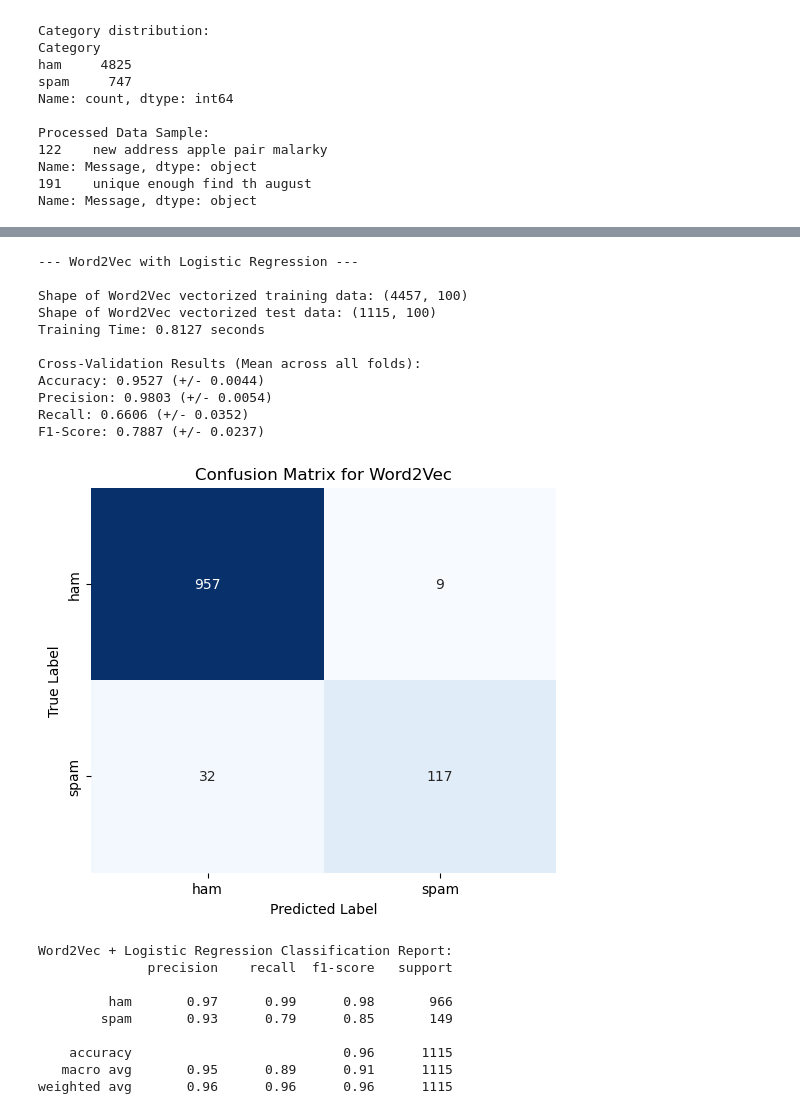
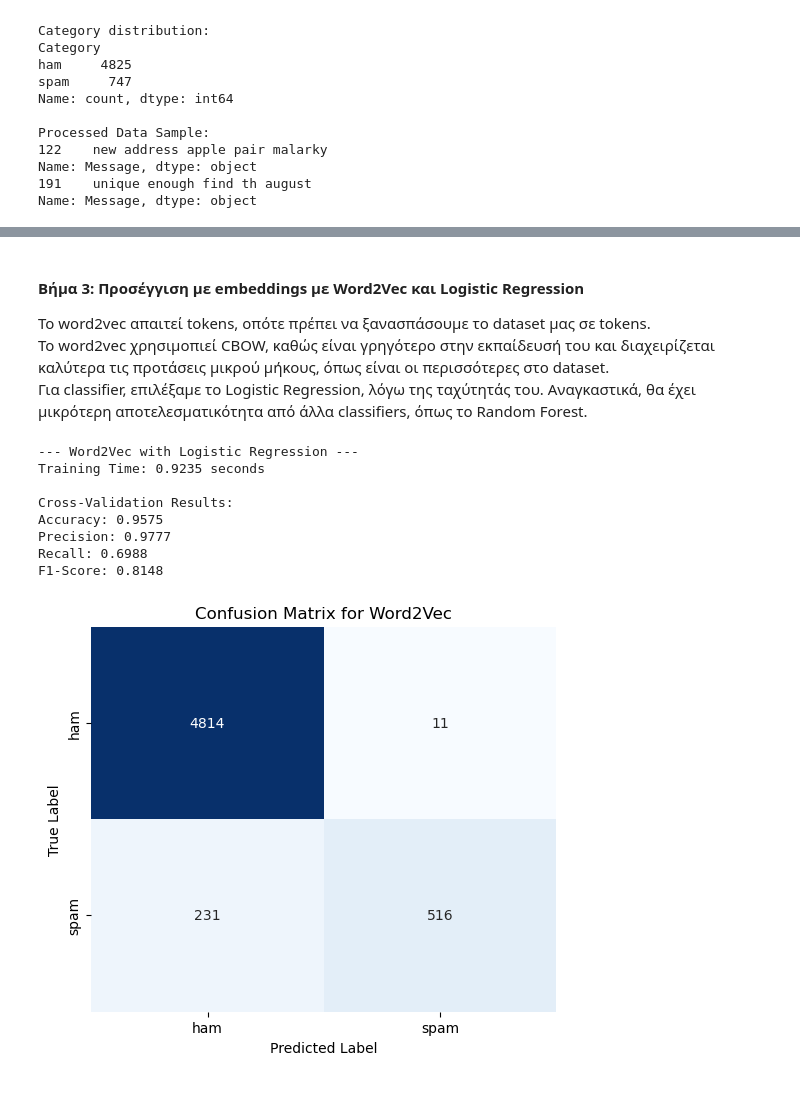
Before and after one commit to nestalert/information_retrieval, a Jupyter notebook: project.ipynb, the cells around one changed output, grey strips where cells are left out. Drawn from its saved outputs; the diff is of its cells as text; code cells hidden in the pictures.

```diff
--- a/project.ipynb
+++ b/project.ipynb
@@ -7,7 +24,7 @@ import nltk
 from nltk.corpus import stopwords
 from nltk.stem import PorterStemmer, WordNetLemmatizer
 from nltk.tokenize import word_tokenize
-from sklearn.model_selection import train_test_split, StratifiedKFold, cross_val_score, cross_validate
+from sklearn.model_selection import train_test_split, StratifiedKFold, cross_val_score, cross_validate, cross_val_predict
 from sklearn.feature_extraction.text import TfidfVectorizer, CountVectorizer
 from sklearn.naive_bayes import MultinomialNB
 from sklearn.metrics import accuracy_score, precision_score, recall_score, f1_score, classification_report, confusion_matrix, ConfusionMatrixDisplay
@@ -69,15 +86,13 @@ print("\nProcessed Data Sample:")
 print(X.iloc[[122]])
 print(X.iloc[[191]])
 
-# Split the data into training and testing sets
-X_train, X_test, y_train, y_test = train_test_split(X, y, test_size=0.2, random_state=42, stratify=y)
-# stratify=y ensures equal proportion of 'ham' and 'spam'.
-# This means that even unbalanced training sets can be used.
-
 # Vectorize the text data
+X_train = X
+y_train = y
 tfidf_vectorizer = TfidfVectorizer()
-X_train_tfidf = tfidf_vectorizer.fit_transform(X_train)
-X_test_tfidf = tfidf_vectorizer.transform(X_test)
+X_train_tfidf = tfidf_vectorizer.fit_transform(X)
+cv = StratifiedKFold(n_splits=5, shuffle=True, random_state=42)
+scoring = ['accuracy', 'precision', 'recall', 'f1']
 # %% [output]
 Raw Data Sample:
     Category                                            Message
@@ -161,9 +165,13 @@ weighted avg       0.96      0.96      0.96      1115
+# %% [markdown]
+#### Βήμα 3: Προσέγγιση με embeddings με Word2Vec και Logistic Regression
+Το word2vec απαιτεί tokens, οπότε πρέπει να ξανασπάσουμε το dataset μας σε tokens.\
+Το word2vec χρησιμοπιεί CBOW, καθώς είναι γρηγότερο στην εκπαίδευσή του και διαχειρίζεται καλύτερα τις προτάσεις μικρού μήκους, όπως είναι οι περισσότερες στο dataset.\
+Για classifier, επιλέξαμε το Logistic Regression, λόγω της ταχύτητάς του. Αναγκαστικά, θα έχει μικρότερη αποτελεσματικότητα από άλλα classifiers, όπως το Random Forest.
 # %%
 print("\n--- Word2Vec with Logistic Regression ---")
 start_time = time.time()
 # Tokenize X_train for Word2Vec training
 X_train_tokens = [word_tokenize(message) for message in X_train]
-X_test_tokens = [word_tokenize(message) for message in X_test]
 
 
 # This word2vec uses CBOW (sg=0).
@@ -184,68 +192,44 @@ def get_document_vector(tokens, model):
         return np.zeros(model.vector_size)
 
 # Create document vectors for training and test sets
 X_train_w2v = np.array([get_document_vector(tokens, word2vec_model) for tokens in X_train_tokens])
-X_test_w2v = np.array([get_document_vector(tokens, word2vec_model) for tokens in X_test_tokens])
-
-print(f"\nShape of Word2Vec vectorized training data: {X_train_w2v.shape}")
-print(f"Shape of Word2Vec vectorized test data: {X_test_w2v.shape}")
 
 # Train a Logistic Regression model
 # LR models are the fastest, but are a bit less accurate and precise from other models, like Random Forest.
 lr_model = LogisticRegression(max_iter=1000, solver='liblinear')
 lr_model.fit(X_train_w2v, y_train)
 
 # Make predictions
-y_pred_lr = lr_model.predict(X_test_w2v)
+y_pred_lr = cross_val_predict(lr_model, X_train_tfidf, y_train, cv=5)
 
 end_time = time.time()
 lr_time = end_time - start_time
 print(f"Training Time: {lr_time:.4f} seconds")
 
-accuracy_lr = accuracy_score(y_test, y_pred_lr)
-precision_lr = precision_score(y_test, y_pred_lr)
-recall_lr = recall_score(y_test, y_pred_lr)
-f1_lr = f1_score(y_test, y_pred_lr)
-
 cv_results_lr = cross_validate(lr_model, X_train_tfidf, y_train, cv=cv, scoring=scoring, n_jobs=-1)
 
-print("\nCross-Validation Results (Mean across all folds):")
-print(f"Accuracy: {np.mean(cv_results_lr['test_accuracy']):.4f} (+/- {np.std(cv_results_lr['test_accuracy']):.4f})")
-print(f"Precision: {np.mean(cv_results_lr['test_precision']):.4f} (+/- {np.std(cv_results_lr['test_precision']):.4f})")
-print(f"Recall: {np.mean(cv_results_lr['test_recall']):.4f} (+/- {np.std(cv_results_lr['test_recall']):.4f})")
-print(f"F1-Score: {np.mean(cv_results_lr['test_f1']):.4f} (+/- {np.std(cv_results_lr['test_f1']):.4f})")
+print("\nCross-Validation Results:")
+print(f"Accuracy: {np.mean(cv_results_lr['test_accuracy']):.4f}")
+print(f"Precision: {np.mean(cv_results_lr['test_precision']):.4f}")
+print(f"Recall: {np.mean(cv_results_lr['test_recall']):.4f}")
+print(f"F1-Score: {np.mean(cv_results_lr['test_f1']):.4f}")
 
-cm = confusion_matrix(y_test, y_pred_lr)
+cm = confusion_matrix(y_train, y_pred_lr)
 
 plt.figure(figsize=(6, 5))
 sns.heatmap(cm, annot=True, fmt='d', cmap='Blues', cbar=False,
             xticklabels=['ham', 'spam'], yticklabels=['ham', 'spam'])
 plt.xlabel('Predicted Label')
 plt.ylabel('True Label')
 plt.title('Confusion Matrix for Word2Vec')
 plt.show()
-
-print("\nWord2Vec + Logistic Regression Classification Report:")
-print(classification_report(y_test, y_pred_lr, target_names=['ham', 'spam']))
 # %% [output]
 --- Word2Vec with Logistic Regression ---
+Training Time: 0.9235 seconds
 
-Shape of Word2Vec vectorized training data: (4457, 100)
-Shape of Word2Vec vectorized test data: (1115, 100)
-Training Time: 0.8127 seconds
-
-Cross-Validation Results (Mean across all folds):
-Accuracy: 0.9527 (+/- 0.0044)
-Precision: 0.9803 (+/- 0.0054)
-Recall: 0.6606 (+/- 0.0352)
-F1-Score: 0.7887 (+/- 0.0237)
+Cross-Validation Results:
+Accuracy: 0.9575
+Precision: 0.9777
+Recall: 0.6988
+F1-Score: 0.8148
-[figure, old version]
+[figure, new version]
-Word2Vec + Logistic Regression Classification Report:
-              precision    recall  f1-score   support
-
-         ham       0.97      0.99      0.98       966
-        spam       0.93      0.79      0.85       149
-
-    accuracy                           0.96      1115
-   macro avg       0.95      0.89      0.91      1115
-weighted avg       0.96      0.96      0.96      1115
```
Also changed, not shown: parts of 8 cells of this notebook.
